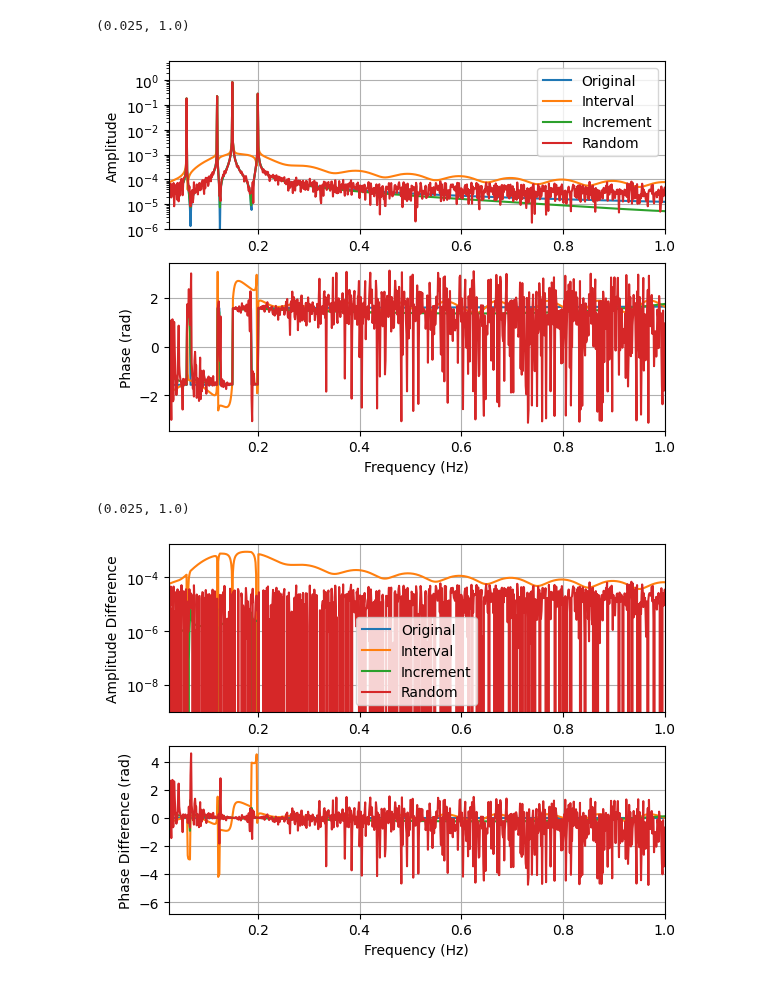
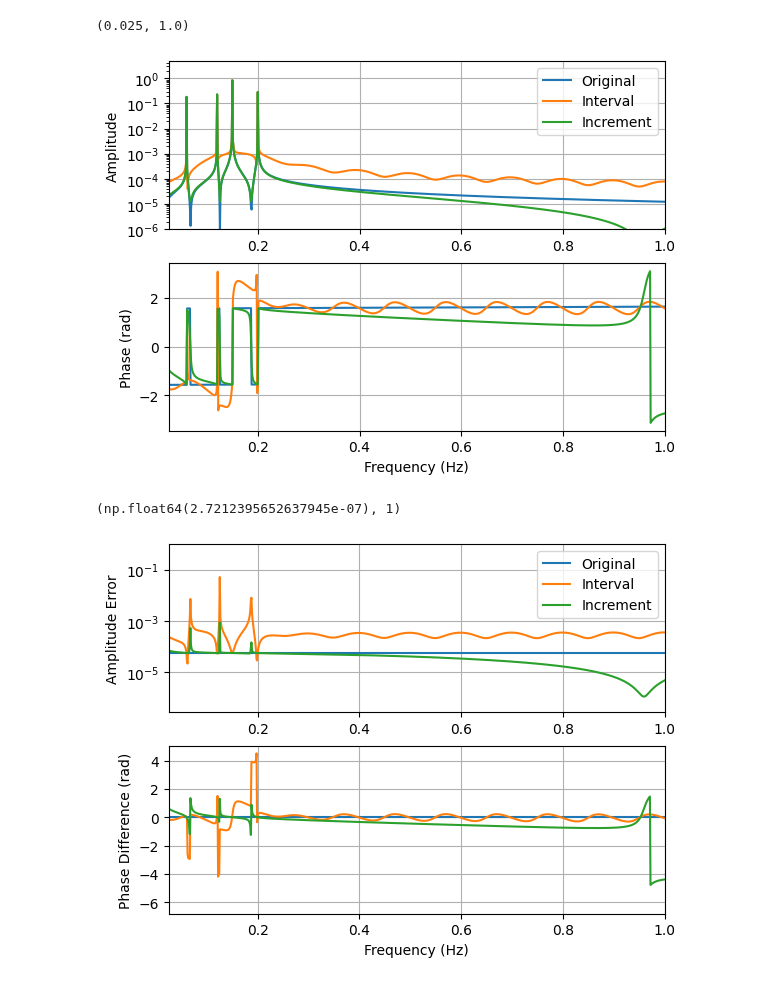
Before and after one commit to UCSD-E4E/smartfin-fw3, a Jupyter notebook: docs/sampling_algorithm.ipynb, the cells around one changed output. Drawn from its saved outputs; the diff is of its cells as text; code cells hidden in the pictures.

```diff
--- a/docs/sampling_algorithm.ipynb
+++ b/docs/sampling_algorithm.ipynb
@@ -25,6 +25,11 @@ signal_params = [
         'freq_hz': 0.06,
         'ampl': 0.183,
         'phase_rad': 0.0
+    },
+    {
+        'freq_hz': 12.,
+        'ampl': 0.1,
+        'phase_rad': 0.0,
     }
 ]
 
@@ -55,7 +60,7 @@ sampling_behaviors = {
     'Original': reference_sampling,
     'Interval': interval_priority_sampling,
     'Increment': increment_priority_sampling,
-    'Random': random_offset
+    # 'Random': random_offset
 }
 # %%
 class SigGen:
@@ -171,24 +176,25 @@ ax1.set_ylim(1e-6)
 ax1.set_xlim(display_freq_limit[0], display_freq_limit[1])
 # %% [output]
 (0.025, 1.0)
-[figure, old version]
+[figure, new version]
 # %%
 fig = plt.figure()
 ax1 = fig.add_subplot(211)
 ax2 = fig.add_subplot(212, sharex=ax1)
 
 for label in spectra:
-    ax1.plot(fft_freq[label], 2 / n_samples * (np.abs(spectra[label]) - np.abs(reference_spectrum)), label=label)
+    ax1.plot(fft_freq[label], 2 / n_samples * (np.abs(spectra[label]) / np.abs(reference_spectrum)), label=label)
     ax2.plot(fft_freq[label], np.angle(spectra[label]) - np.angle(reference_spectrum))
 
 ax1.grid()
 ax2.grid()
 ax1.legend()
-ax1.set_ylabel('Amplitude Difference')
+ax1.set_ylabel('Amplitude Error')
 ax2.set_ylabel('Phase Difference (rad)')
 ax2.set_xlabel('Frequency (Hz)')
 ax1.semilogy()
 ax1.set_xlim(display_freq_limit[0], display_freq_limit[1])
+ax1.set_ylim(top=1)
 # %% [output]
-(0.025, 1.0)
+(np.float64(2.7212395652637945e-07), 1)
-[figure, old version]
+[figure, new version]
```
Also changed, not shown: parts of 4 cells of this notebook.
